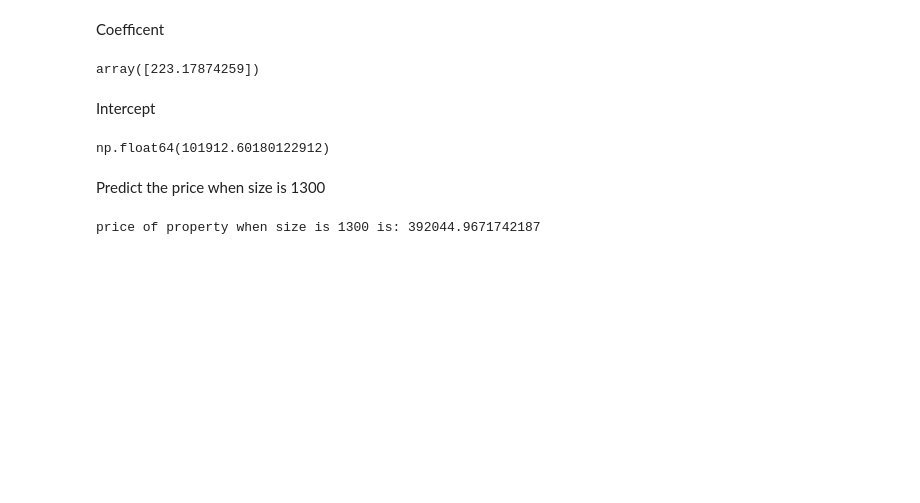
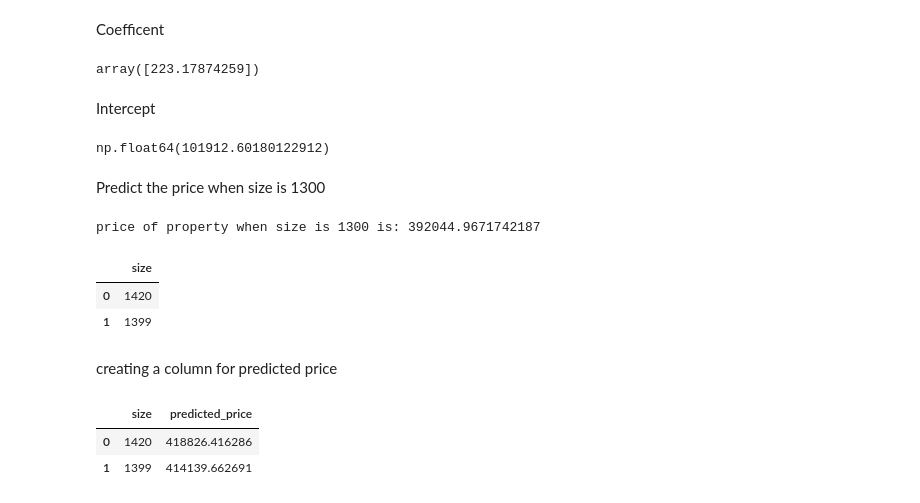
Before and after one commit to BandhanHardiya/regression_analysis, a Jupyter notebook: using_sklearn/real_estate_prediction_sklearn.ipynb, the cells around one changed output. Saved outputs shown, nothing was run; the diff lists cells and outputs as text; code cells hidden in the pictures; blank space fills up the shorter version.

Commit message:
completed real estate prediction

```diff
--- a/using_sklearn/real_estate_prediction_sklearn.ipynb
+++ b/using_sklearn/real_estate_prediction_sklearn.ipynb
@@ -74,3 +74,19 @@ Predict the price when size is 1300
 print(f"price of property when size is 1300 is: {reg.predict([[1300]])[0]}")
 # %% [output]
 price of property when size is 1300 is: 392044.9671742187
+# %%
+new_data = pd.DataFrame({'size': [1420, 1399]})
+new_data
+# %% [output]
+|  | size |
+| 0 | 1420 |
+| 1 | 1399 |
+# %% [markdown]
+creating a column for predicted price
+# %%
+new_data['predicted_price'] = reg.predict(new_data)
+new_data
+# %% [output]
+|  | size | predicted_price |
+| 0 | 1420 | 418826.416286 |
+| 1 | 1399 | 414139.662691 |
```
Also changed, not shown: parts of 2 cells of this notebook.
